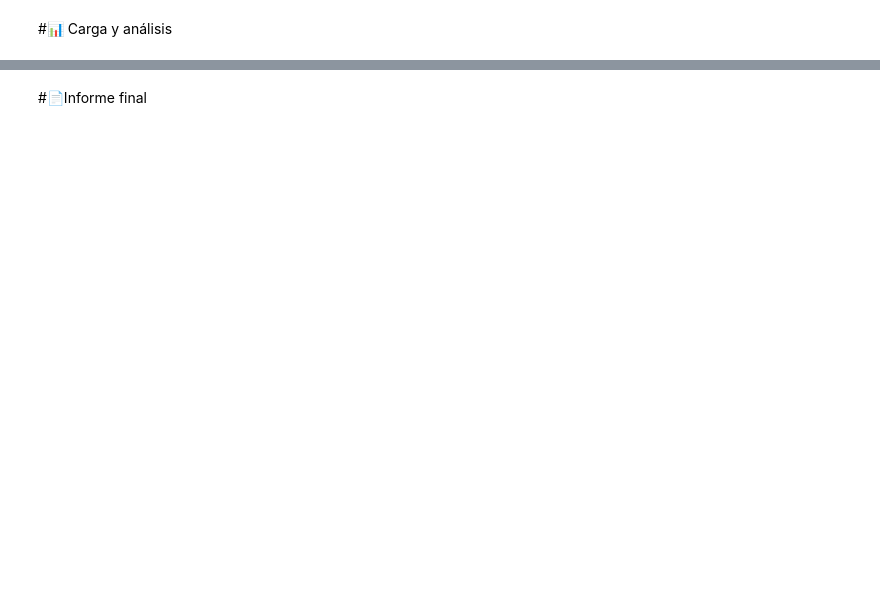
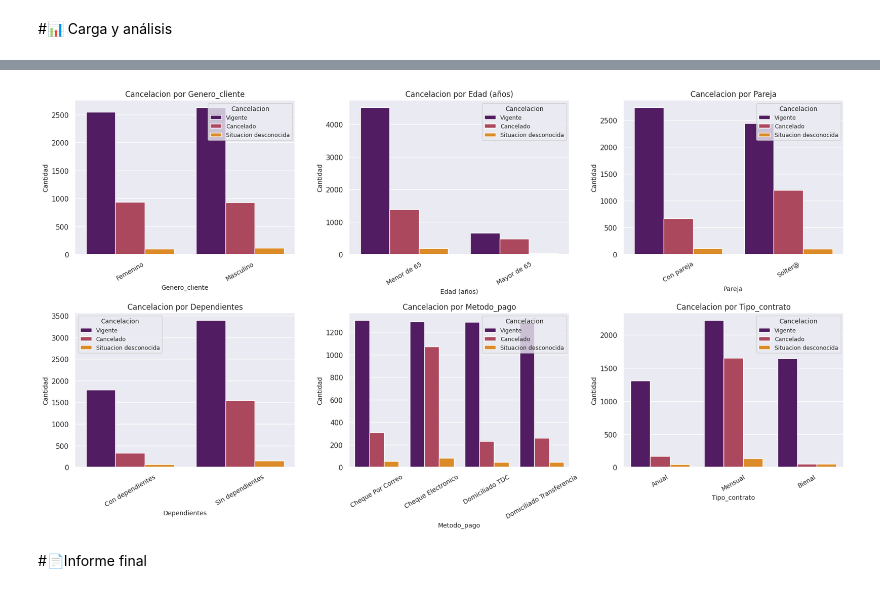
Before and after one commit to BARS182002/TelecomX_ChallengeAlura, a Jupyter notebook: TelecomX_BARS.ipynb, the cells around one changed output, grey strips where cells are left out. Saved outputs shown, nothing was run; the diff lists cells and outputs as text; code cells hidden in the pictures; blank space fills up the shorter version.

```diff
--- a/TelecomX_BARS.ipynb
+++ b/TelecomX_BARS.ipynb
@@ -284,2 +445,23 @@ datos.sample(5)
+# %%
+datos=datos.rename(columns={'Old':'Edad (años)','Pay_meth':'Metodo_pago','Cont_type':'Tipo_Contrato'})
+datos['Edad (años)'] = datos['Edad (años)'].replace({1: 'Mayor de 65', 0: 'Menor de 65'})
+datos['Pareja']=datos['Pareja'].replace({1:'Con pareja',0:'Solter@'})
+datos['Dependientes']=datos['Dependientes'].replace({1:'Con dependientes',0:'Sin dependientes'})
+
+columnas_categoricas=['Genero_cliente','Edad (años)','Pareja','Dependientes','Metodo_pago','Tipo_Contrato']
+fig,axes=plt.subplots(2,3,figsize=(18,10))
+axes=axes.flatten()
+for i,col in enumerate(columnas_categoricas):
+  sns.countplot(x=col,data=datos,palette='inferno',hue='Cancelacion',ax=axes[i])
+  axes[i].set_title(f'Cancelacion por {col.capitalize()}',fontsize=12)
+  axes[i].set_xlabel(col.capitalize(),fontsize=10)
+  axes[i].set_ylabel('Cantidad',fontsize=10)
+  axes[i].tick_params(axis='x',rotation=30,labelsize=10)
+  axes[i].legend(title='Cancelacion',fontsize=9,title_fontsize=10)
+plt.tight_layout()
+
+plt.show()
+# %% [output]
+[figure, added]
 # %% [markdown]
 #📄Informe final
```
Also changed, not shown: parts of 12 cells of this notebook.
